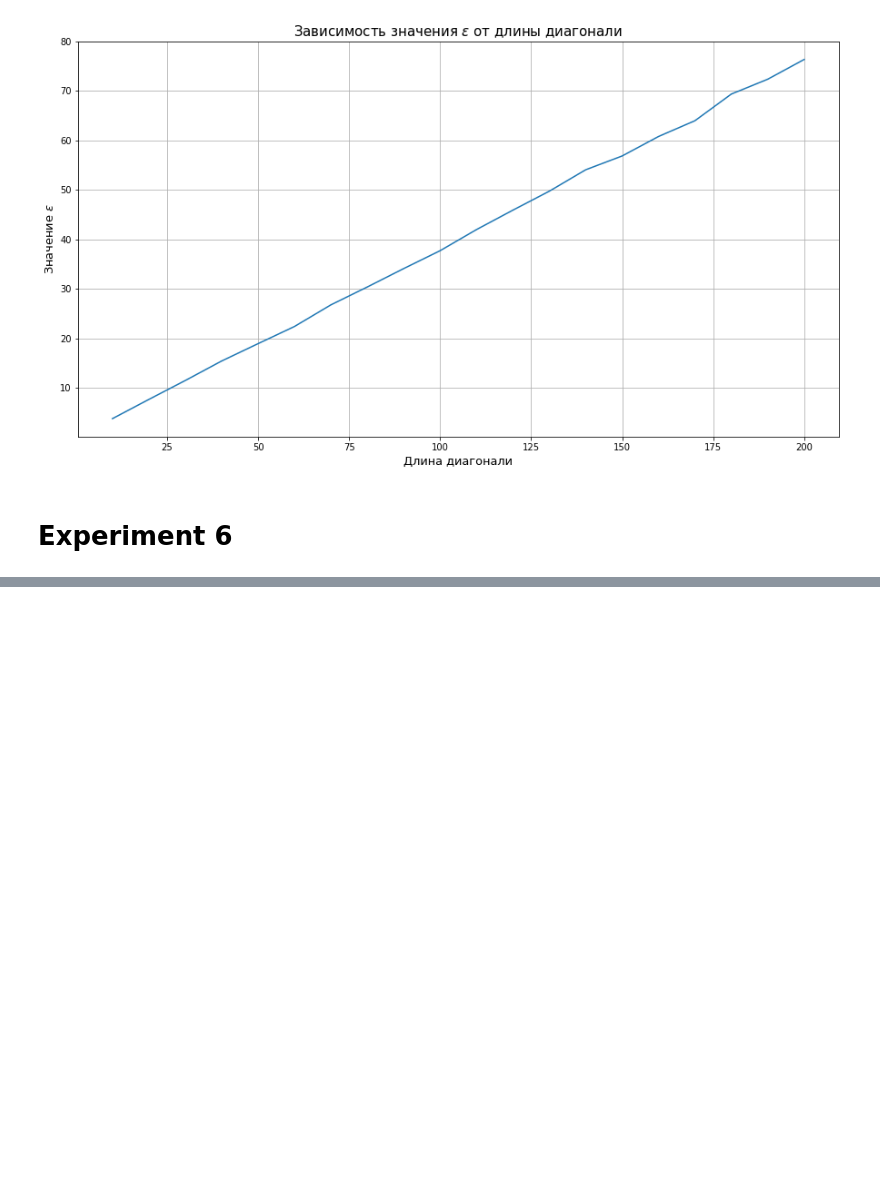
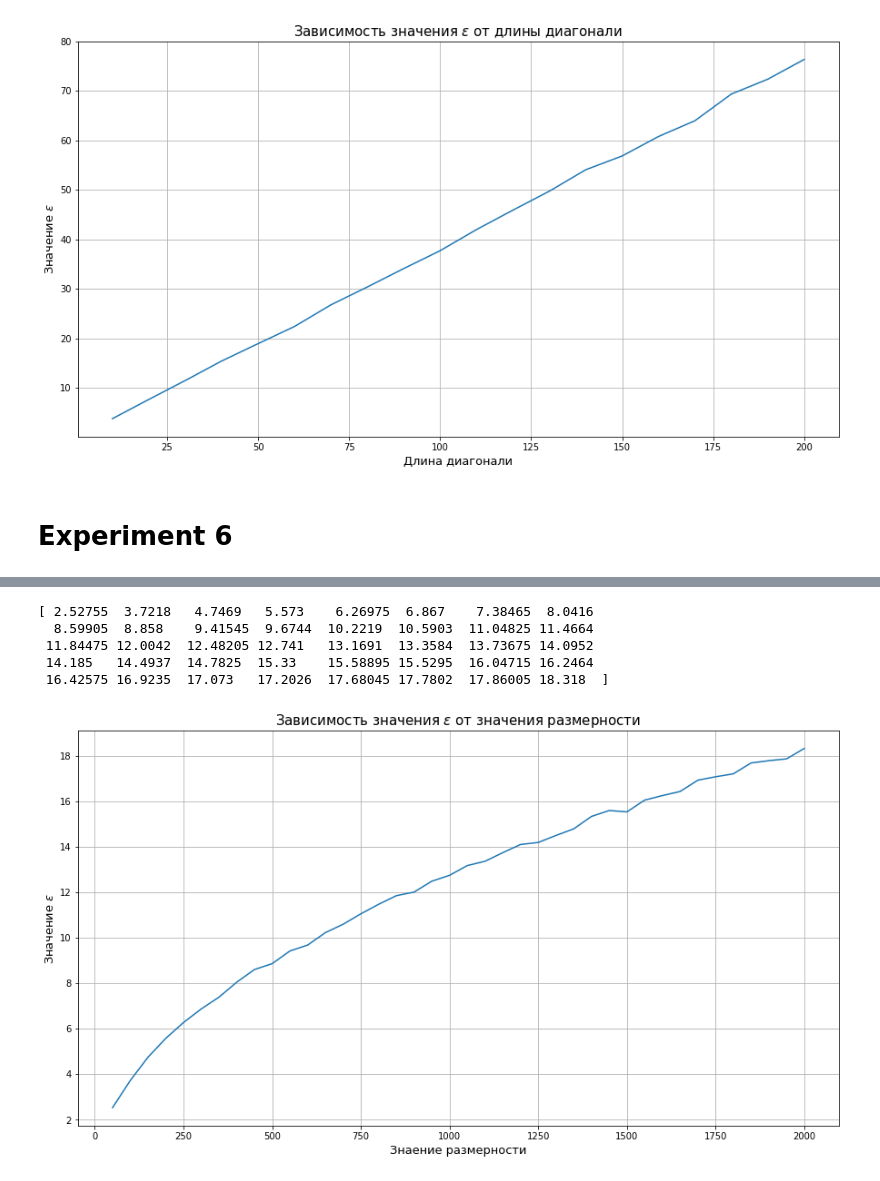
Before and after one commit to apugachev/Coursework-2018, a Jupyter notebook: coursework.ipynb, the cells around one changed output, grey strips where cells are left out. Saved outputs shown, nothing was run; the diff lists cells and outputs as text; code cells hidden in the pictures; blank space fills up the shorter version.

```diff
--- a/coursework.ipynb
+++ b/coursework.ipynb
@@ -440,0 +518,24 @@ plt.show()
+# %%
+n_values = np.arange(50, 2050, 50)
+diag_values = np.sqrt(n_values)
+
+eps_values = np.array([])
+
+for n in tqdm(n_values):
+    eps_values = np.append(eps_values, Compute(n, 100, 1, 0.1*n/100, 20*n/100, 1000, False, False))
+
+fig = plt.figure(figsize=(15,8))
+plt.plot(n_values, eps_values)
+plt.title('Зависимость значения $\epsilon$ от значения размерности', size=15)
+plt.xlabel('Знаение размерности', size=13)
+plt.ylabel('Значение $\epsilon$', size=13)
+plt.legend()
+plt.grid()
+plt.show()
+# %% [output]
+[ 2.52755  3.7218   4.7469   5.573    6.26975  6.867    7.38465  8.0416
+  8.59905  8.858    9.41545  9.6744  10.2219  10.5903  11.04825 11.4664
+ 11.84475 12.0042  12.48205 12.741   13.1691  13.3584  13.73675 14.0952
+ 14.185   14.4937  14.7825  15.33    15.58895 15.5295  16.04715 16.2464
+ 16.42575 16.9235  17.073   17.2026  17.68045 17.7802  17.86005 18.318  ]
+[figure, added]
```
Also changed, not shown: parts of 5 cells of this notebook.
